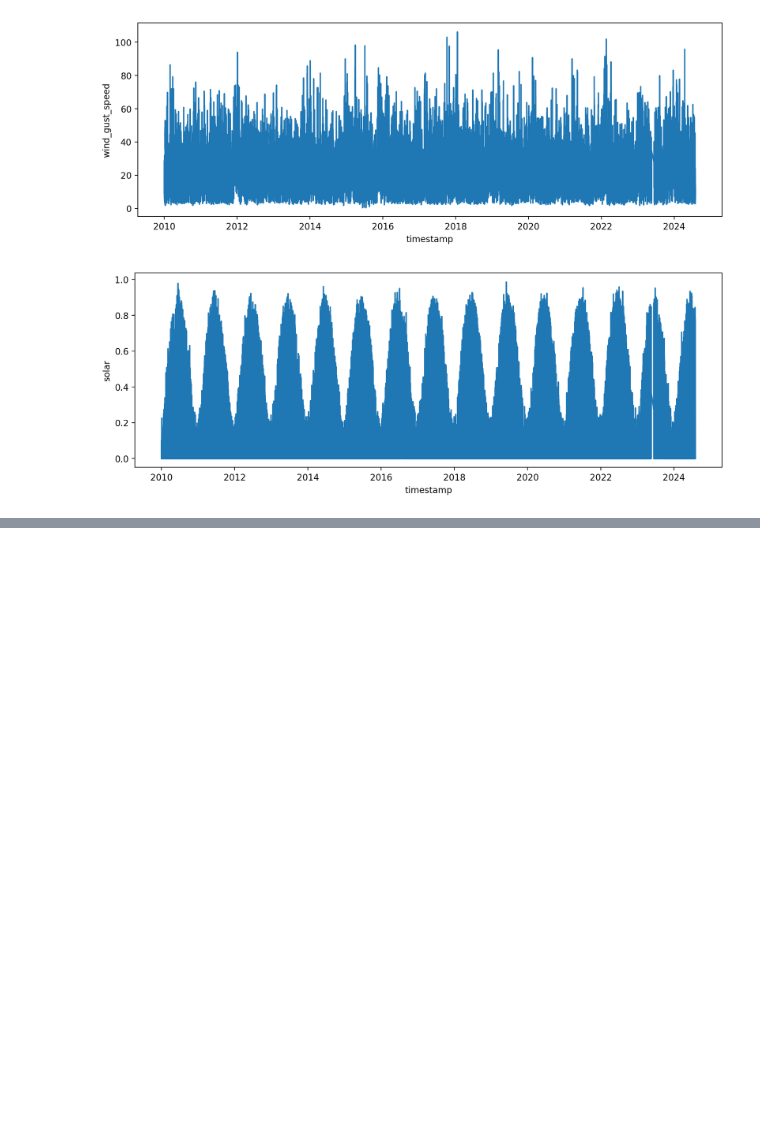
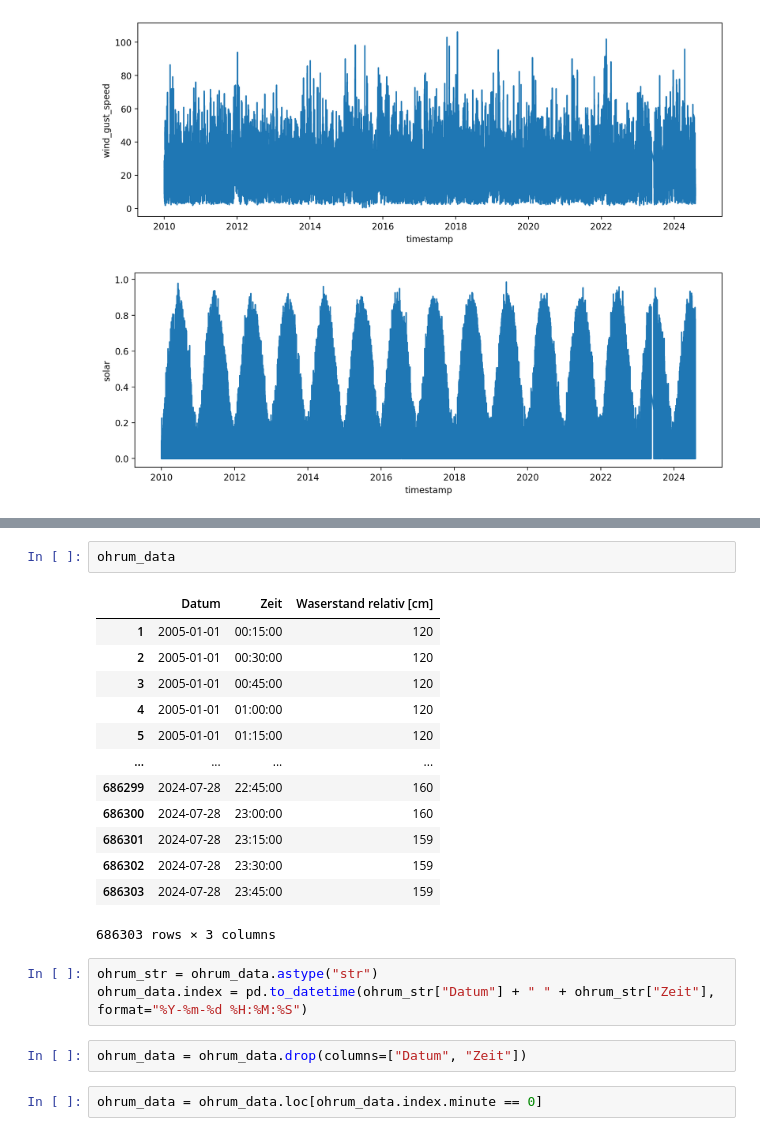
Before and after one commit to AquaStream/waterlevels_oker, a Jupyter notebook: notebooks/01-EDA.ipynb, the cells around one changed output, grey strips where cells are left out. Drawn from its saved outputs; the diff is of its cells as text; blank space fills up the shorter version.

```diff
--- a/notebooks/01-EDA.ipynb
+++ b/notebooks/01-EDA.ipynb
@@ -165,0 +188,23 @@ for col in climate_raw.columns:
+# %%
+ohrum_data
+# %% [output]
+|  | Datum | Zeit | Waserstand relativ [cm] |
+| 1 | 2005-01-01 | 00:15:00 | 120 |
+| 2 | 2005-01-01 | 00:30:00 | 120 |
+| 3 | 2005-01-01 | 00:45:00 | 120 |
+| 4 | 2005-01-01 | 01:00:00 | 120 |
+| 5 | 2005-01-01 | 01:15:00 | 120 |
+| ... | ... | ... | ... |
+| 686299 | 2024-07-28 | 22:45:00 | 160 |
+| 686300 | 2024-07-28 | 23:00:00 | 160 |
+| 686301 | 2024-07-28 | 23:15:00 | 159 |
+| 686302 | 2024-07-28 | 23:30:00 | 159 |
+| 686303 | 2024-07-28 | 23:45:00 | 159 |
+686303 rows × 3 columns
+# %%
+ohrum_str = ohrum_data.astype("str")
+ohrum_data.index = pd.to_datetime(ohrum_str["Datum"] + " " + ohrum_str["Zeit"], format="%Y-%m-%d %H:%M:%S")
+# %%
+ohrum_data = ohrum_data.drop(columns=["Datum", "Zeit"])
+# %%
+ohrum_data = ohrum_data.loc[ohrum_data.index.minute == 0]
```
Also changed, not shown: parts of 10 cells of this notebook, 2 other files.
